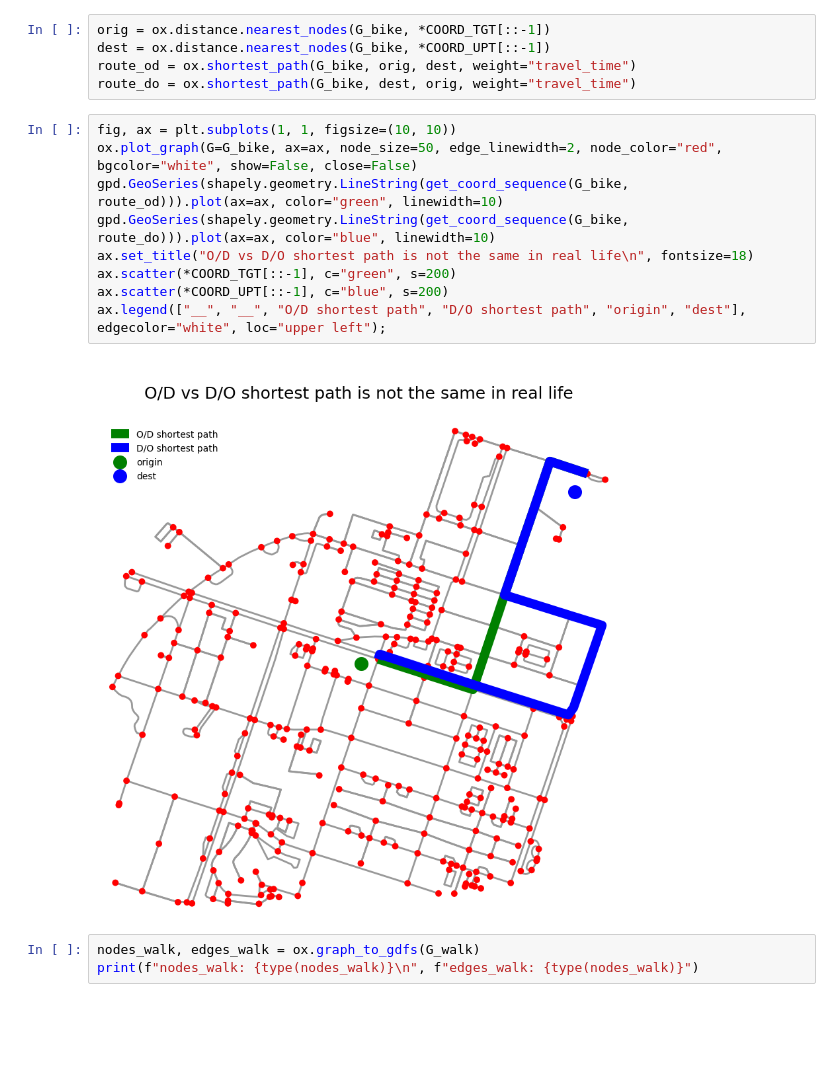
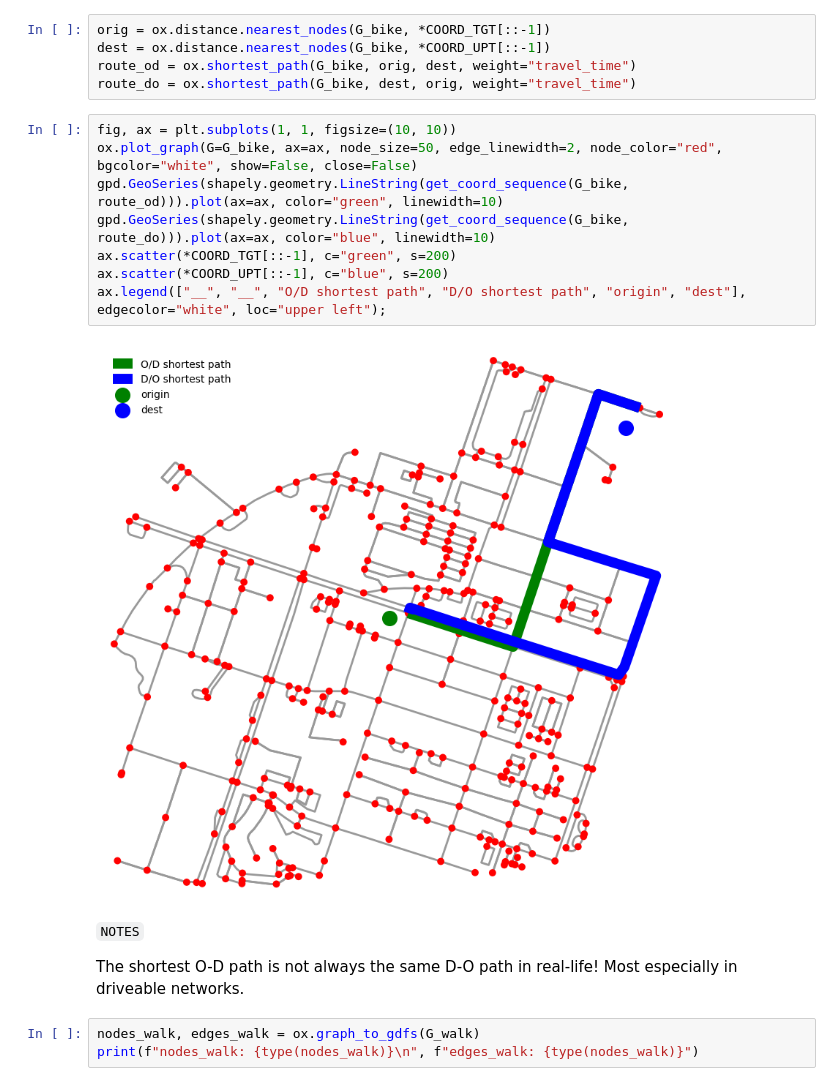
Before and after one commit to jpacil0/sds4gdsp, a Jupyter notebook: notebooks/01 Introduction.ipynb, the cells around one changed output. Cells and saved outputs as stored; diff of their text form; blank space fills up the shorter version.

```diff
--- a/notebooks/01 Introduction.ipynb
+++ b/notebooks/01 Introduction.ipynb
@@ -446,14 +446,17 @@ route_do = ox.shortest_path(G_bike, dest, orig, weight="travel_time")
 # %%
 fig, ax = plt.subplots(1, 1, figsize=(10, 10))
 ox.plot_graph(G=G_bike, ax=ax, node_size=50, edge_linewidth=2, node_color="red", bgcolor="white", show=False, close=False)
 gpd.GeoSeries(shapely.geometry.LineString(get_coord_sequence(G_bike, route_od))).plot(ax=ax, color="green", linewidth=10)
 gpd.GeoSeries(shapely.geometry.LineString(get_coord_sequence(G_bike, route_do))).plot(ax=ax, color="blue", linewidth=10)
-ax.set_title("O/D vs D/O shortest path is not the same in real life\n", fontsize=18)
 ax.scatter(*COORD_TGT[::-1], c="green", s=200)
 ax.scatter(*COORD_UPT[::-1], c="blue", s=200)
 ax.legend(["__", "__", "O/D shortest path", "D/O shortest path", "origin", "dest"], edgecolor="white", loc="upper left");
 # %% [output]
-[figure, old version]
+[figure, new version]
+# %% [markdown]
+`NOTES`
+
+The shortest O-D path is not always the same D-O path in real-life! Most especially in driveable networks.
 # %%
 nodes_walk, edges_walk = ox.graph_to_gdfs(G_walk)
 print(f"nodes_walk: {type(nodes_walk)}\n", f"edges_walk: {type(nodes_walk)}")
```
Also changed, not shown: parts of 9 cells of this notebook.
